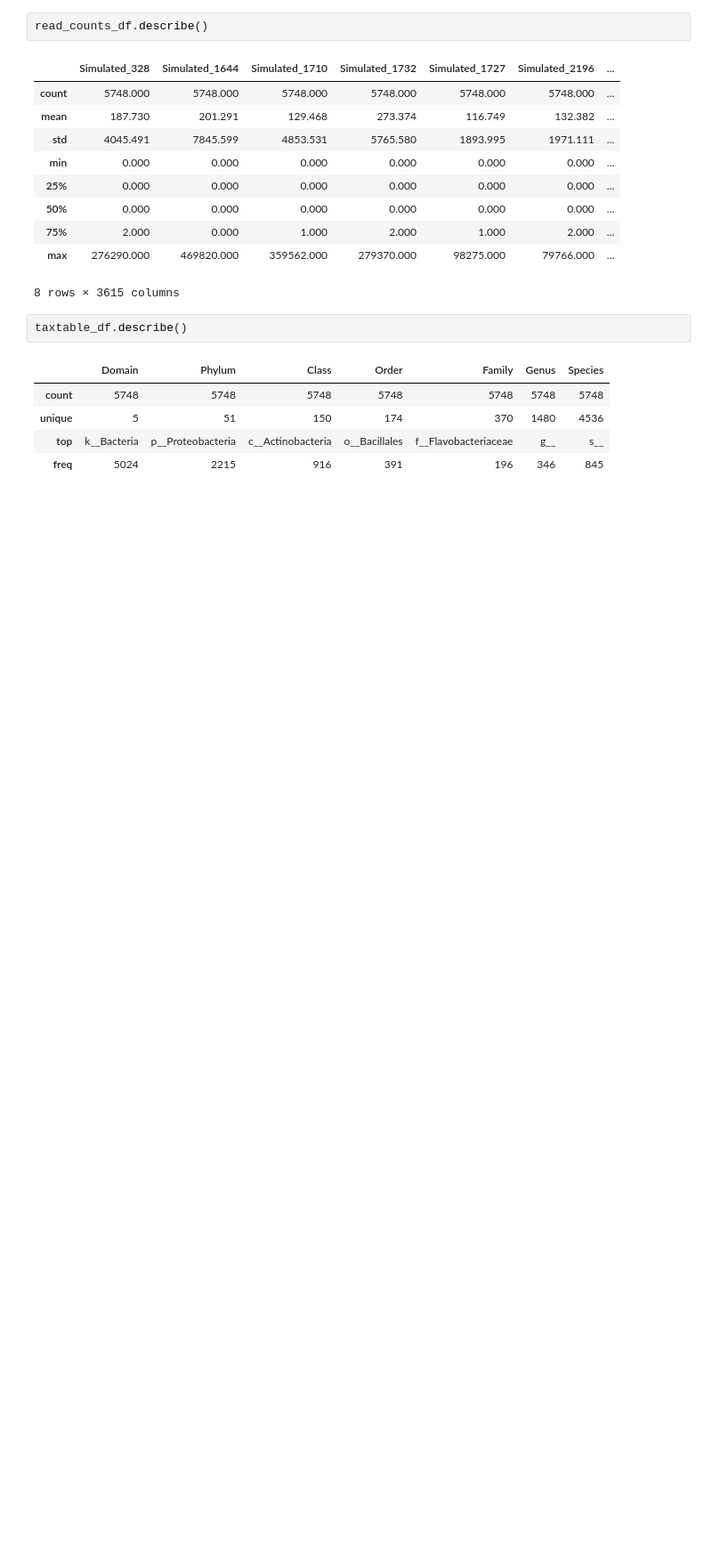
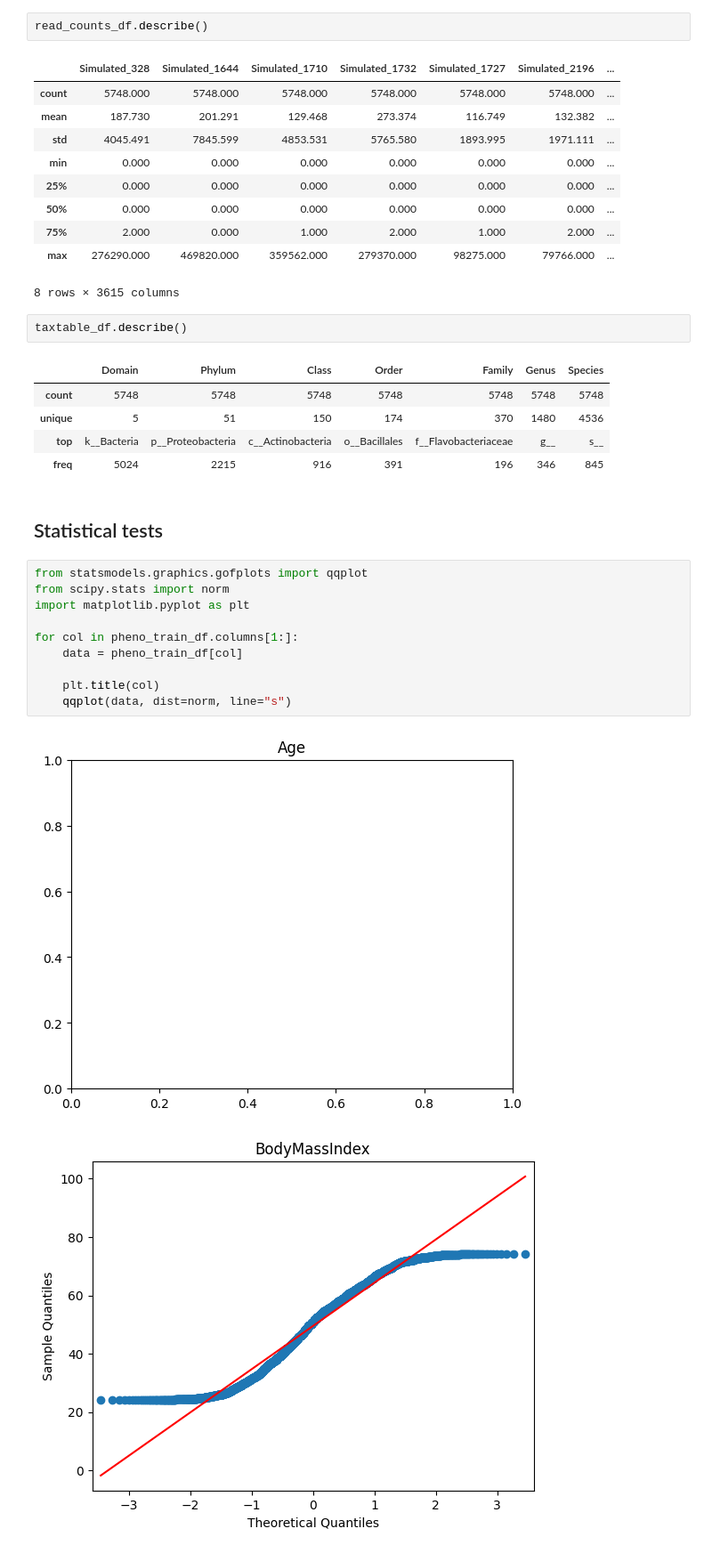
Before and after one commit to ruigomesbioinf/sib_dream_challenge, a Jupyter notebook: src/fase1.ipynb, the cells around one changed output. Shown at 89% size. Saved outputs shown, nothing was run; the diff lists cells and outputs as text; blank space fills up the shorter version.

Commit message:
[UPDATE] statistical tests

```diff
--- a/src/fase1.ipynb
+++ b/src/fase1.ipynb
@@ -350,3 +350,18 @@ taxtable_df.describe()
 | unique | 5 | 51 | 150 | 174 | 370 | 1480 | 4536 |
 | top | k__Bacteria | p__Proteobacteria | c__Actinobacteria | o__Bacillales | f__Flavobacteriaceae | g__ | s__ |
 | freq | 5024 | 2215 | 916 | 391 | 196 | 346 | 845 |
+# %% [markdown]
+## Statistical tests
+# %%
+from statsmodels.graphics.gofplots import qqplot
+from scipy.stats import norm
+import matplotlib.pyplot as plt
+
+for col in pheno_train_df.columns[1:]:
+    data = pheno_train_df[col]
+
+    plt.title(col)
+    qqplot(data, dist=norm, line="s")
+# %% [output]
+[figure, added]
+[figure, added]
```
Also changed, not shown: parts of 1 cell of this notebook.
